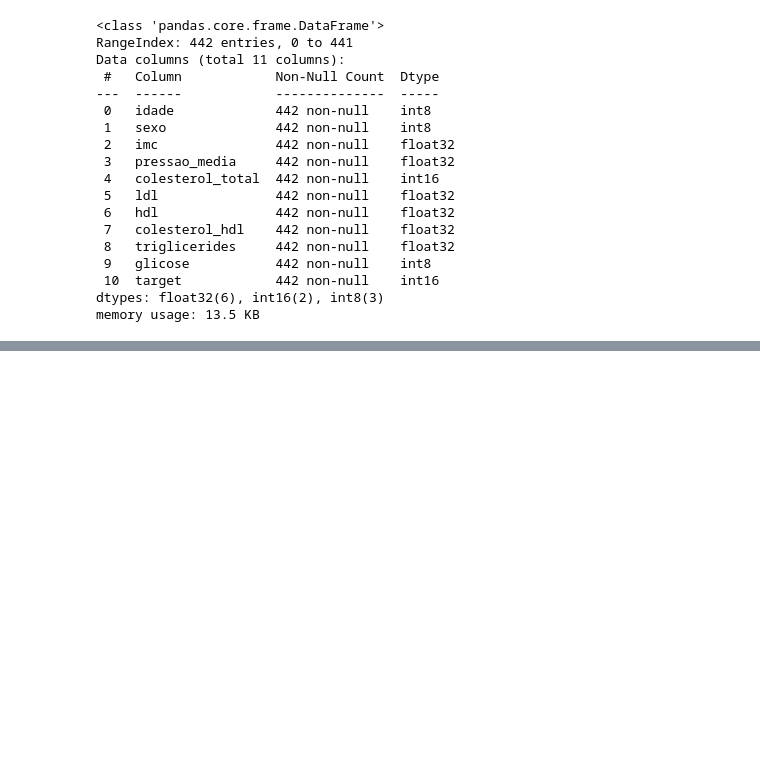
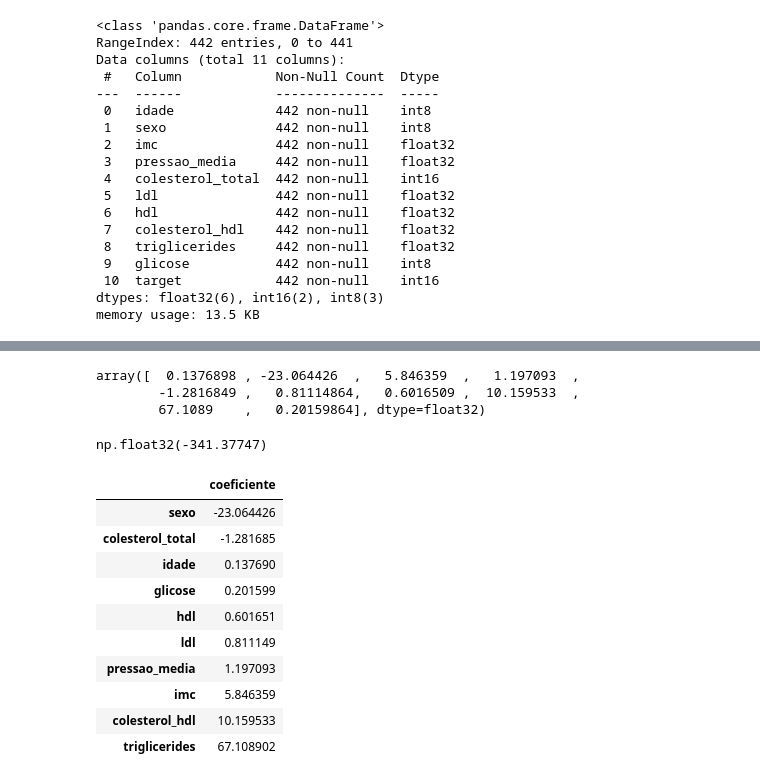
Before and after one commit to stephanyresque/Projeto_diabetes, a Jupyter notebook: notebooks/regressao_linear.ipynb, the cells around one changed output, grey strips where cells are left out. Cells and saved outputs as stored; diff of their text form; code cells hidden in the pictures; blank space fills up the shorter version.

```diff
--- a/notebooks/regressao_linear.ipynb
+++ b/notebooks/regressao_linear.ipynb
@@ -40,0 +102,26 @@ memory usage: 13.5 KB
+# %%
+regressor.coef_
+# %% [output]
+array([  0.1376898 , -23.064426  ,   5.846359  ,   1.197093  ,
+        -1.2816849 ,   0.81114864,   0.6016509 ,  10.159533  ,
+        67.1089    ,   0.20159864], dtype=float32)
+# %%
+regressor.intercept_
+# %% [output]
+np.float32(-341.37747)
+# %%
+coefs = dataframe_coeficientes(regressor.coef_, X.columns)
+
+coefs
+# %% [output]
+|  | coeficiente |
+| sexo | -23.064426 |
+| colesterol_total | -1.281685 |
+| idade | 0.137690 |
+| glicose | 0.201599 |
+| hdl | 0.601651 |
+| ldl | 0.811149 |
+| pressao_media | 1.197093 |
+| imc | 5.846359 |
+| colesterol_hdl | 10.159533 |
+| triglicerides | 67.108902 |
```
Also changed, not shown: parts of 12 cells of this notebook, 1 other file.
